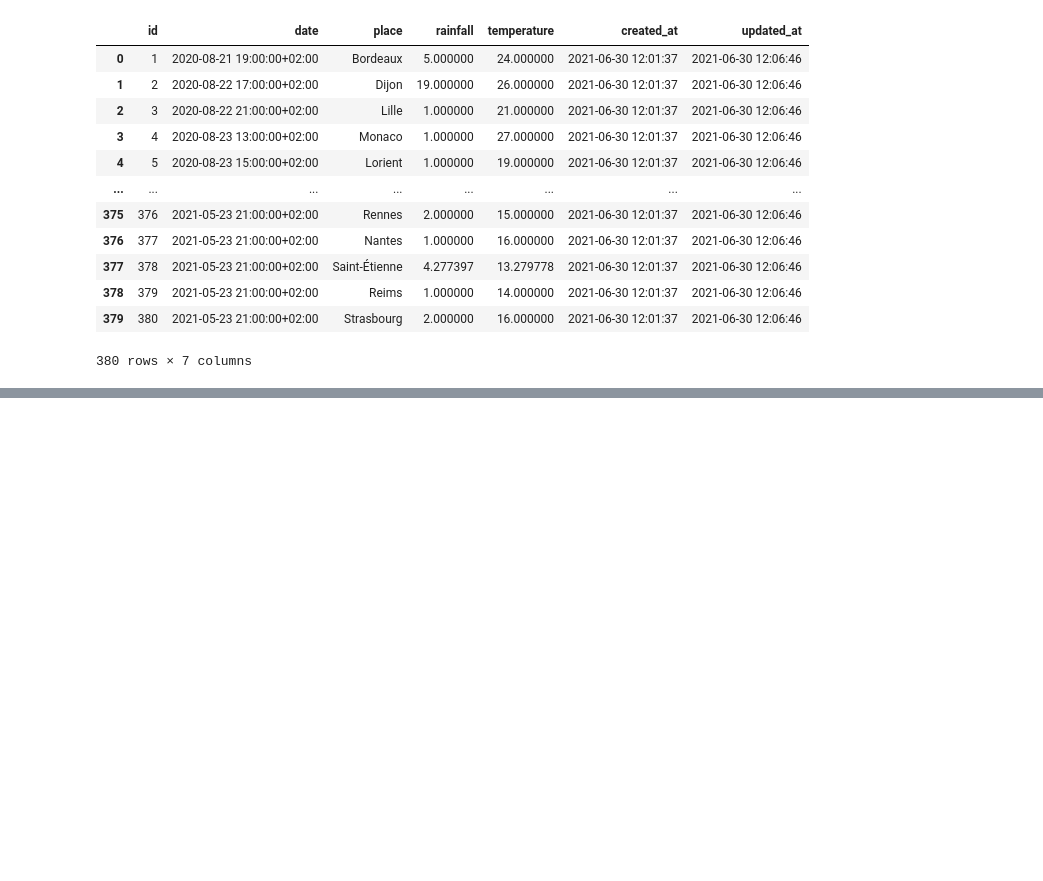
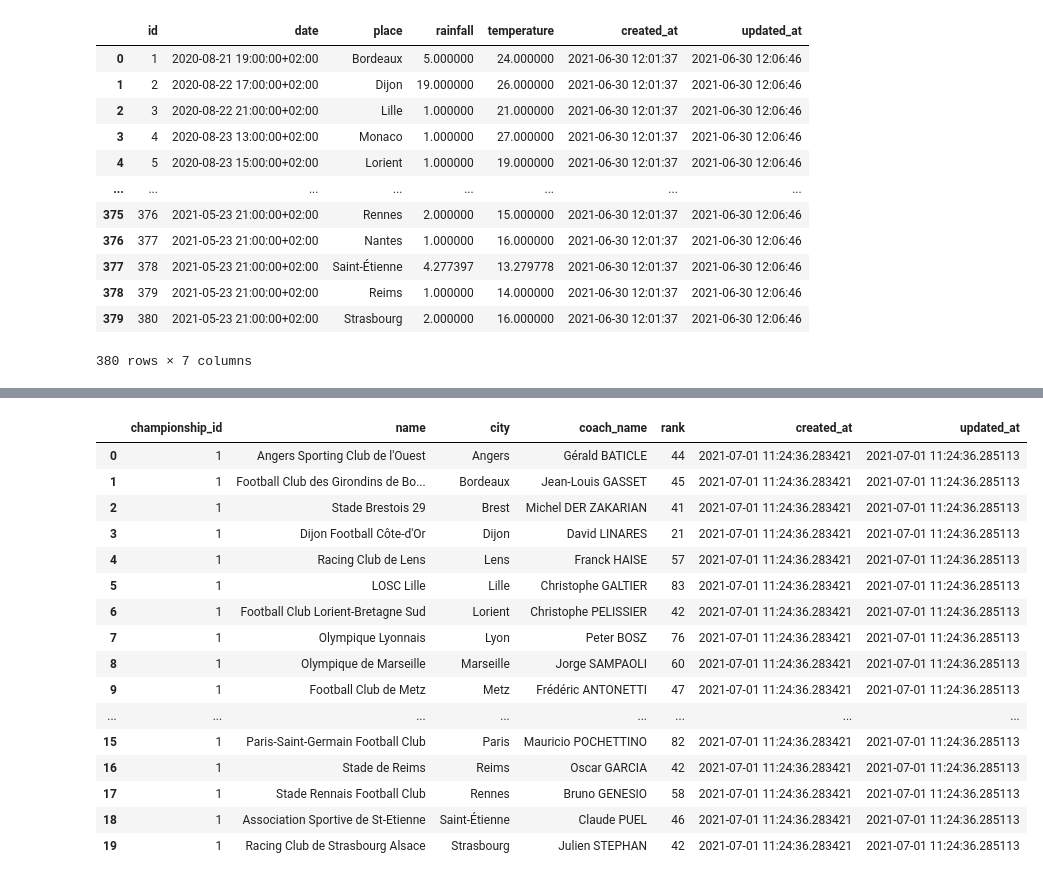
Before and after one commit to clement-camara/brief-foot, a Jupyter notebook: db.ipynb, the cells around one changed output, grey strips where cells are left out. Saved outputs shown, nothing was run; the diff lists cells and outputs as text; code cells hidden in the pictures; blank space fills up the shorter version.

```diff
--- a/db.ipynb
+++ b/db.ipynb
@@ -164,0 +178,22 @@ ImportError: cannot import name 'df_teams' from 'scrapp_teams' (/home/juliecharr
+# %%
+#map colonne avec dictionnaire des ids
+df_teams['championship_id'] = df_teams['championship_id'].map(championships_dict)
+df_teams
+# %% [output]
+|  | championship_id | name | city | coach_name | rank | created_at | updated_at |
+| 0 | 1 | Angers Sporting Club de l'Ouest | Angers | Gérald BATICLE | 44 | 2021-07-01 11:24:36.283421 | 2021-07-01 11:24:36.285113 |
+| 1 | 1 | Football Club des Girondins de Bo... | Bordeaux | Jean-Louis GASSET | 45 | 2021-07-01 11:24:36.283421 | 2021-07-01 11:24:36.285113 |
+| 2 | 1 | Stade Brestois 29 | Brest | Michel DER ZAKARIAN | 41 | 2021-07-01 11:24:36.283421 | 2021-07-01 11:24:36.285113 |
+| 3 | 1 | Dijon Football Côte-d'Or | Dijon | David LINARES | 21 | 2021-07-01 11:24:36.283421 | 2021-07-01 11:24:36.285113 |
+| 4 | 1 | Racing Club de Lens | Lens | Franck HAISE | 57 | 2021-07-01 11:24:36.283421 | 2021-07-01 11:24:36.285113 |
+| 5 | 1 | LOSC Lille | Lille | Christophe GALTIER | 83 | 2021-07-01 11:24:36.283421 | 2021-07-01 11:24:36.285113 |
+| 6 | 1 | Football Club Lorient-Bretagne Sud | Lorient | Christophe PELISSIER | 42 | 2021-07-01 11:24:36.283421 | 2021-07-01 11:24:36.285113 |
+| 7 | 1 | Olympique Lyonnais | Lyon | Peter BOSZ | 76 | 2021-07-01 11:24:36.283421 | 2021-07-01 11:24:36.285113 |
+| 8 | 1 | Olympique de Marseille | Marseille | Jorge SAMPAOLI | 60 | 2021-07-01 11:24:36.283421 | 2021-07-01 11:24:36.285113 |
+| 9 | 1 | Football Club de Metz | Metz | Frédéric ANTONETTI | 47 | 2021-07-01 11:24:36.283421 | 2021-07-01 11:24:36.285113 |
+| ... | ... | ... | ... | ... | ... | ... | ... |
+| 15 | 1 | Paris-Saint-Germain Football Club | Paris | Mauricio POCHETTINO | 82 | 2021-07-01 11:24:36.283421 | 2021-07-01 11:24:36.285113 |
+| 16 | 1 | Stade de Reims | Reims | Oscar GARCIA | 42 | 2021-07-01 11:24:36.283421 | 2021-07-01 11:24:36.285113 |
+| 17 | 1 | Stade Rennais Football Club | Rennes | Bruno GENESIO | 58 | 2021-07-01 11:24:36.283421 | 2021-07-01 11:24:36.285113 |
+| 18 | 1 | Association Sportive de St-Etienne | Saint-Étienne | Claude PUEL | 46 | 2021-07-01 11:24:36.283421 | 2021-07-01 11:24:36.285113 |
+| 19 | 1 | Racing Club de Strasbourg Alsace | Strasbourg | Julien STEPHAN | 42 | 2021-07-01 11:24:36.283421 | 2021-07-01 11:24:36.285113 |
```
Also changed, not shown: parts of 11 cells of this notebook, 4 other files.
